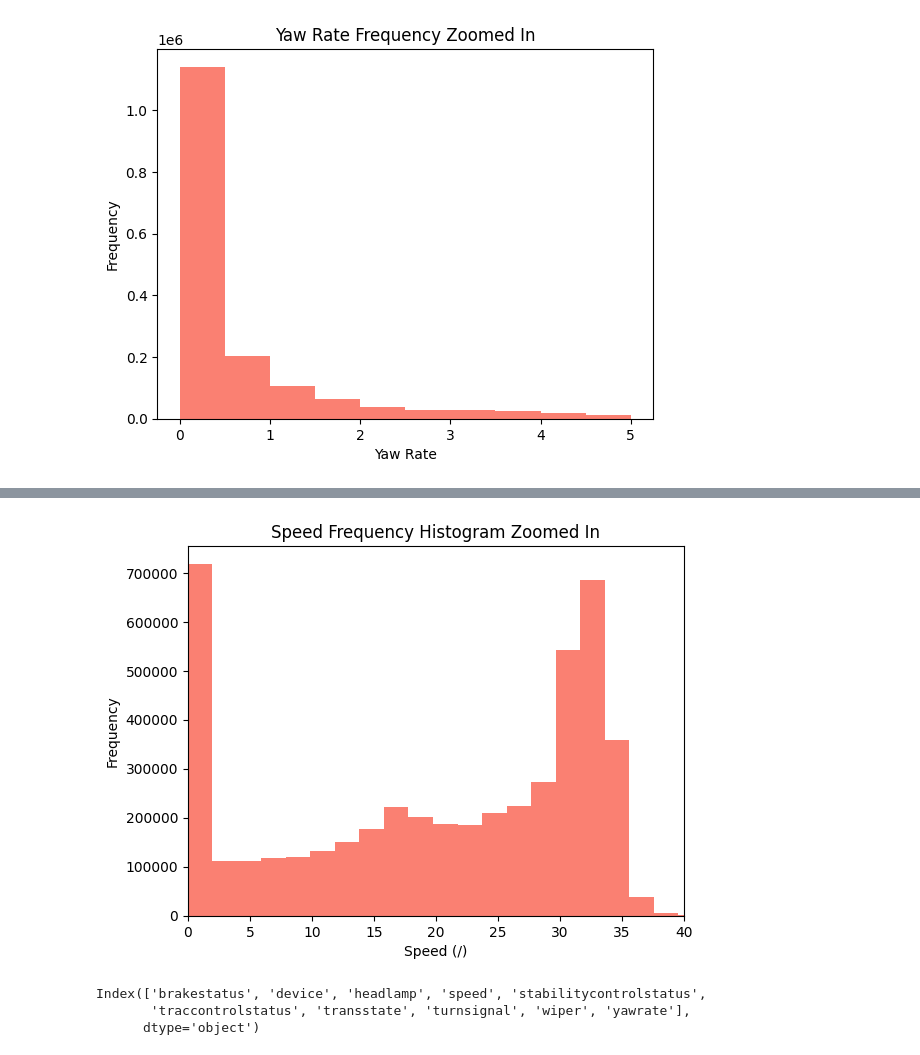
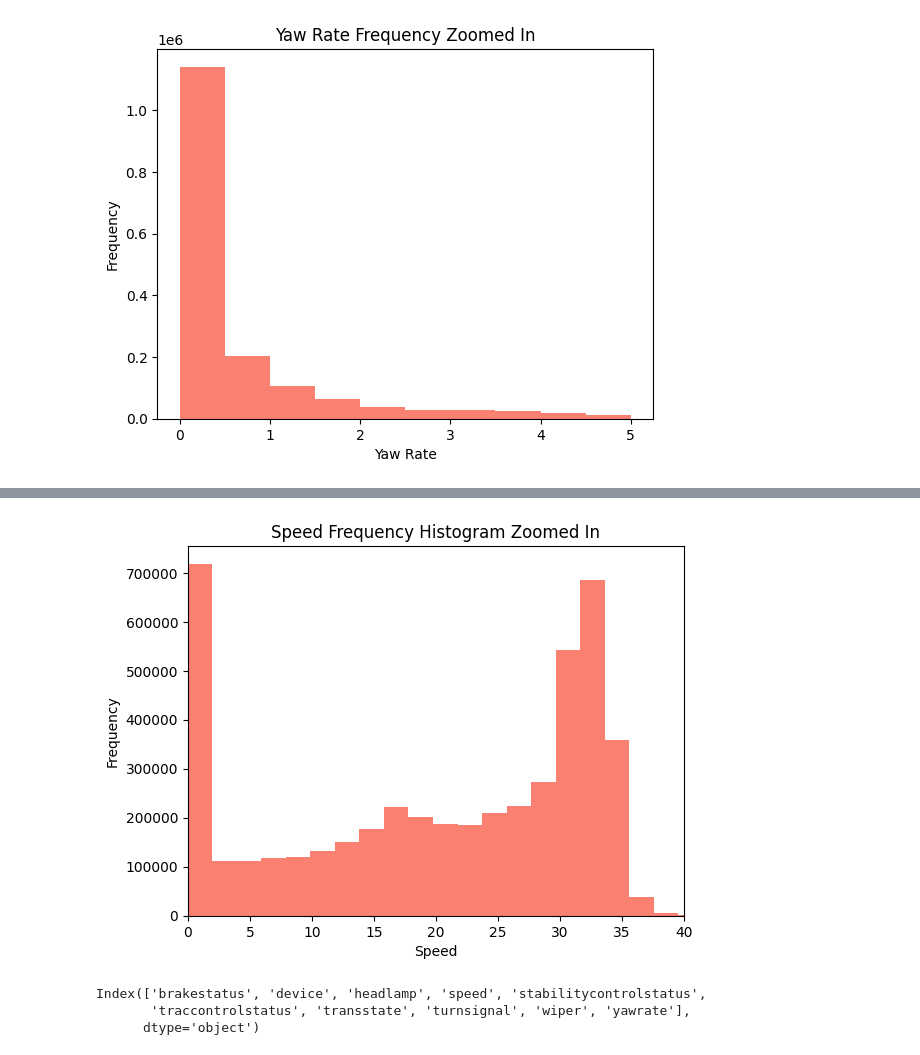
Before and after one commit to caroline-eggett/honda-interaction-analysis-hackathon, a Jupyter notebook: s_exploratory.ipynb, the cells around one changed output, grey strips where cells are left out. Drawn from its saved outputs; the diff is of its cells as text; code cells hidden in the pictures.

```diff
--- a/s_exploratory.ipynb
+++ b/s_exploratory.ipynb
@@ -151,15 +152,15 @@ plt.show()
 # %%
 # Making histogram for speed zoomed in
 plt.hist(df_host["speed"], bins=25, color="salmon")
 plt.xlim(xmin=0, xmax=40)
 
 # Labeling
-plt.xlabel("Speed (/)")
+plt.xlabel("Speed")
 plt.ylabel("Frequency")
 plt.title("Speed Frequency Histogram Zoomed In")
 plt.show()
 # %% [output]
-[figure, old version]
+[figure, new version]
 # %%
 df_host.columns
 # %% [output]
```
Also changed, not shown: parts of 2 cells of this notebook.
